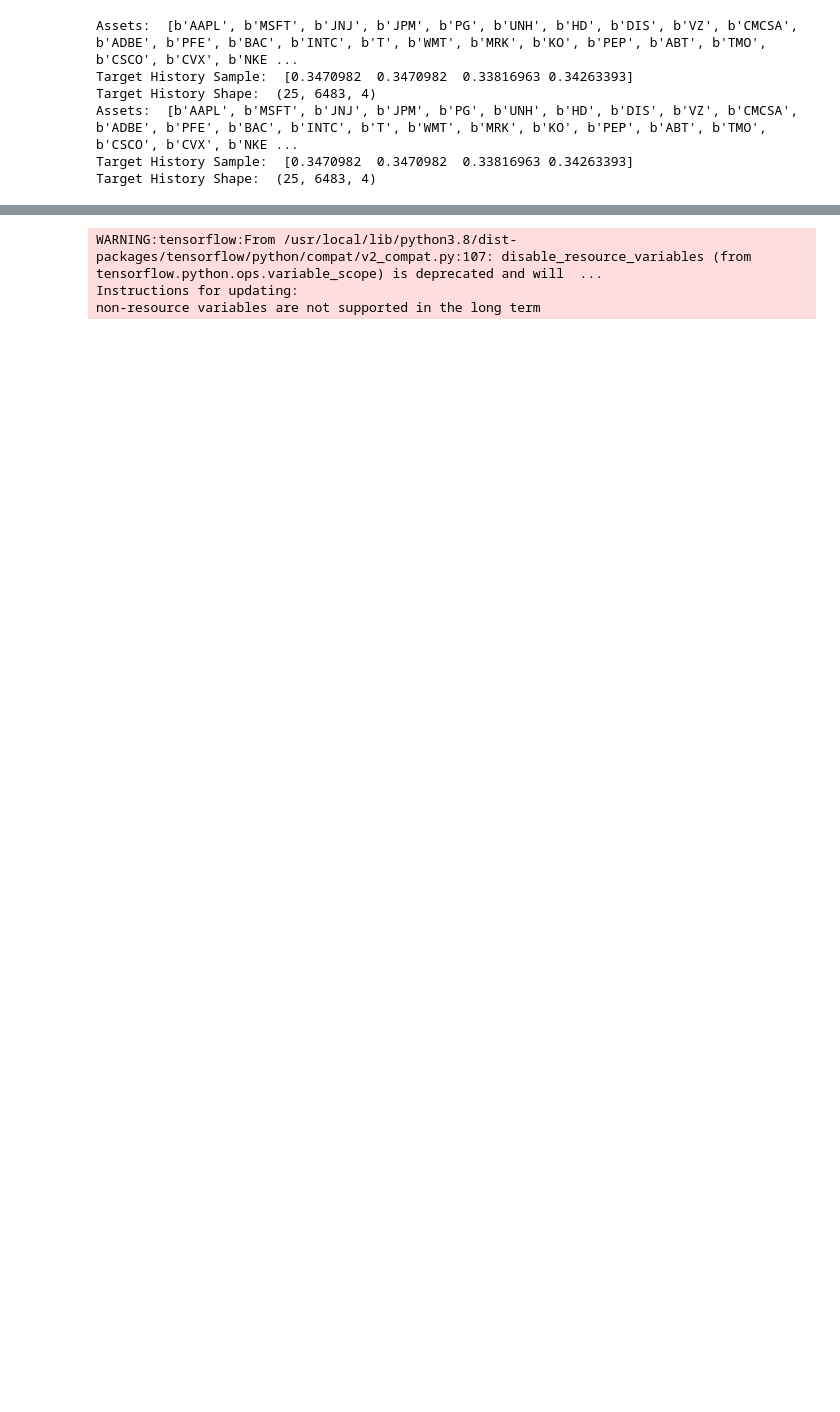
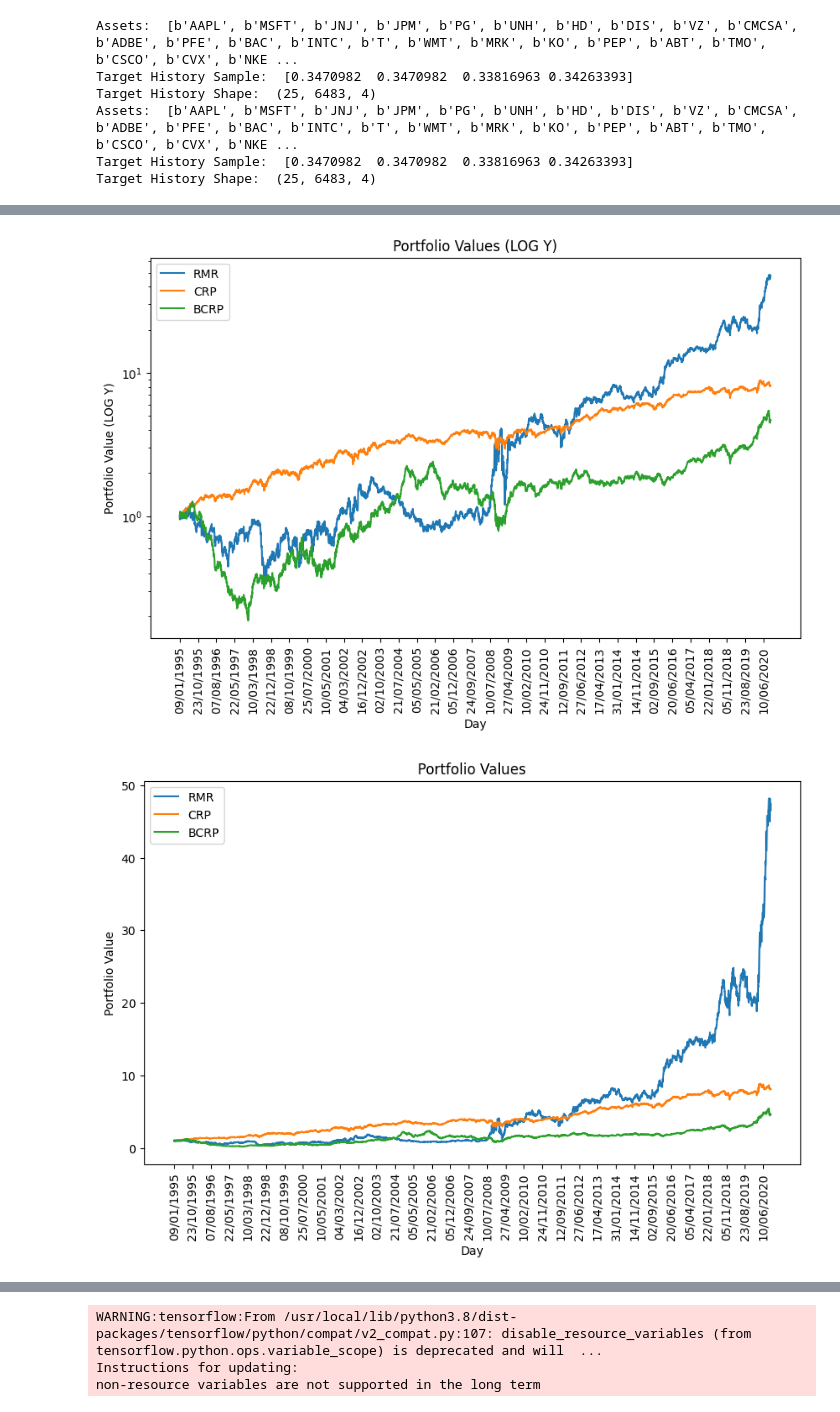
Before and after one commit to Eminent01/AMMI_Research, a Jupyter notebook: AMMI_4.ipynb, the cells around one changed output, grey strips where cells are left out. Drawn from its saved outputs; the diff is of its cells as text; code cells hidden in the pictures; blank space fills up the shorter version.

```diff
--- a/AMMI_4.ipynb
+++ b/AMMI_4.ipynb
@@ -642,0 +664,18 @@ OSError: ignored
+# %%
+# Dataset
+history, abbreviation, date_list = read_stock_history(filepath='/content/utils/datasets/SP500.h5')
+print("Dataset Shape: {}".format(history.shape))
+print("Dataset Dates: {} -> {}".format(date_list[0], date_list[-1]))
+
+# Get Close
+_history = history[:, :, :4]
+# Target Stocks
+target_stocks = abbreviation
+# Target History
+target_history = np.empty(shape=(len(target_stocks), _history.shape[1], _history.shape[2]))
+for i, stock in enumerate(target_stocks):
+    target_history[i] = _history[abbreviation.index(stock), :, :]
+
+print("Assets: ", target_stocks)
+print("Target History Sample: ", target_history[0][0])
+print("Target History Shape: ", target_history.shape)
@@ -642,0 +700,12 @@ OSError: ignored
+# %%
+# Training/Testing Date Range
+full_length = len(date_list)
+train_test_ratio = 6/7
+train_start_date = date_list[maximum_window]
+train_end_date = date_list[(int)(full_length * train_test_ratio)-1]
+test_start_date = date_list[(int)(full_length * train_test_ratio)]
+test_end_date = date_list[full_length-2]
+print("Training Date Range: {} -> {} ({} Steps)".format(train_start_date, train_end_date,
+                                                    (int)(date_list.index(train_end_date) - date_list.index(train_start_date))))
+print("Testing Date Range: {} -> {} ({} Steps)".format(test_start_date, test_end_date,
+                                                    (int)(date_list.index(test_end_date) - date_list.index(test_start_date))))
@@ -642,0 +715,8 @@ OSError: ignored
+# %%
+# Set Up Environment
+env = PortfolioEnv(target_history, target_stocks, date_list, trading_cost=0, start_date=train_start_date,
+                              end_date=test_end_date, window_length=window_length, olps=True)
+# %%
+### Test Portfolio Selection
+models = ['RMR','CRP', 'BCRP' ]#, 'OLMAR'#, 'PAMR', 'RMR', 'WMAMR', 'EG', 'ONS', 'UP']
+observations_list, portfolio_values_list, weights_list, dates = test_portfolio_selection_multiple(env, models)
@@ -642,0 +731,6 @@ OSError: ignored
+# %%
+plot_portfolio_values(models, portfolio_values_list, dates)
+plot_portfolio_values(models, portfolio_values_list, dates, log_y=False)
+# %% [output]
+[figure, added]
+[figure, added]
```
Also changed, not shown: parts of 23 cells of this notebook.
